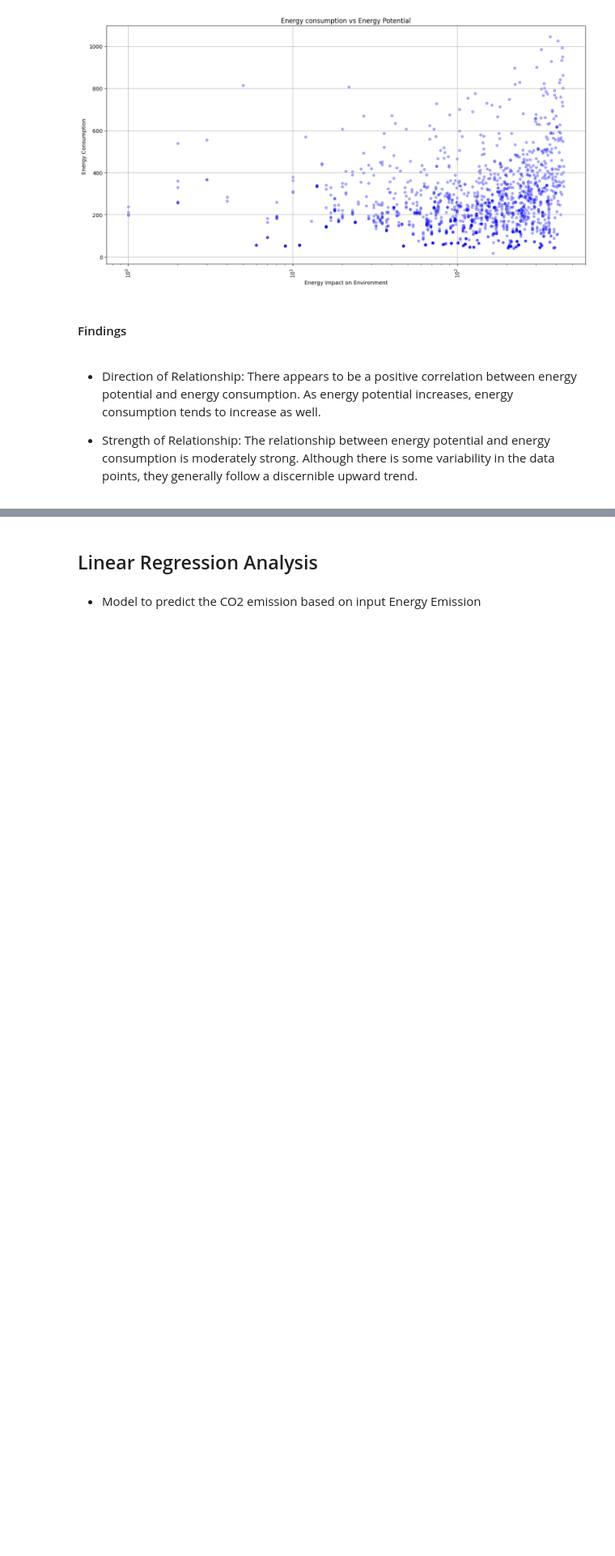
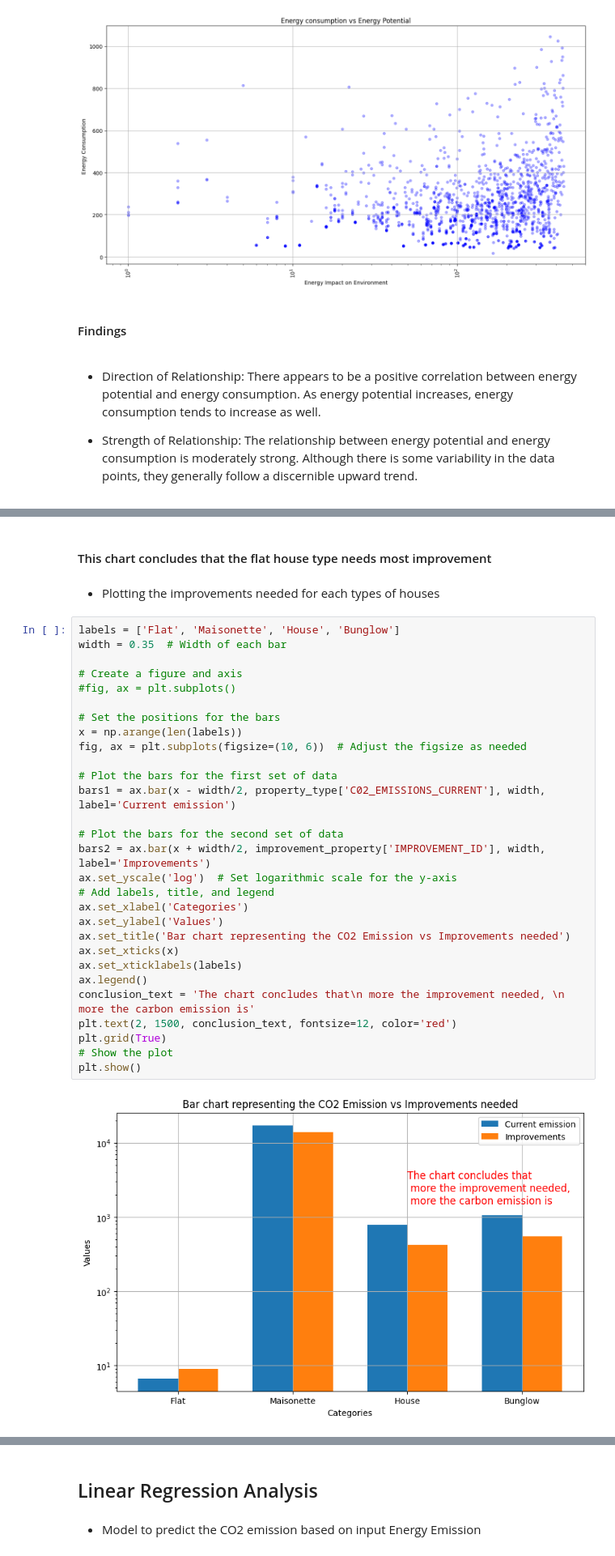
Before and after one commit to aniik8/ML-assessment, a Jupyter notebook: EDA-Assessment/EDA-Assessment.ipynb, the cells around one changed output, grey strips where cells are left out. Shown at 81% size. Drawn from its saved outputs; the diff is of its cells as text; blank space fills up the shorter version.

```diff
--- a/EDA-Assessment/EDA-Assessment.ipynb
+++ b/EDA-Assessment/EDA-Assessment.ipynb
@@ -349,0 +389,35 @@ plt.show()
+# %% [markdown]
+#### This chart concludes that the flat house type needs most improvement
+# %% [markdown]
+- Plotting the improvements needed for each types of houses
+# %%
+labels = ['Flat', 'Maisonette', 'House', 'Bunglow']
+width = 0.35  # Width of each bar
+
+# Create a figure and axis
+#fig, ax = plt.subplots()
+
+# Set the positions for the bars
+x = np.arange(len(labels))
+fig, ax = plt.subplots(figsize=(10, 6))  # Adjust the figsize as needed
+
+# Plot the bars for the first set of data
+bars1 = ax.bar(x - width/2, property_type['C02_EMISSIONS_CURRENT'], width, label='Current emission')
+
+# Plot the bars for the second set of data
+bars2 = ax.bar(x + width/2, improvement_property['IMPROVEMENT_ID'], width, label='Improvements')
+ax.set_yscale('log')  # Set logarithmic scale for the y-axis
+# Add labels, title, and legend
+ax.set_xlabel('Categories')
+ax.set_ylabel('Values')
+ax.set_title('Bar chart representing the CO2 Emission vs Improvements needed')
+ax.set_xticks(x)
+ax.set_xticklabels(labels)
+ax.legend()
+conclusion_text = 'The chart concludes that\n more the improvement needed, \n more the carbon emission is'
+plt.text(2, 1500, conclusion_text, fontsize=12, color='red')
+plt.grid(True)
+# Show the plot
+plt.show()
+# %% [output]
+[figure, added]
```
Also changed, not shown: parts of 13 cells of this notebook, 1 other file.
